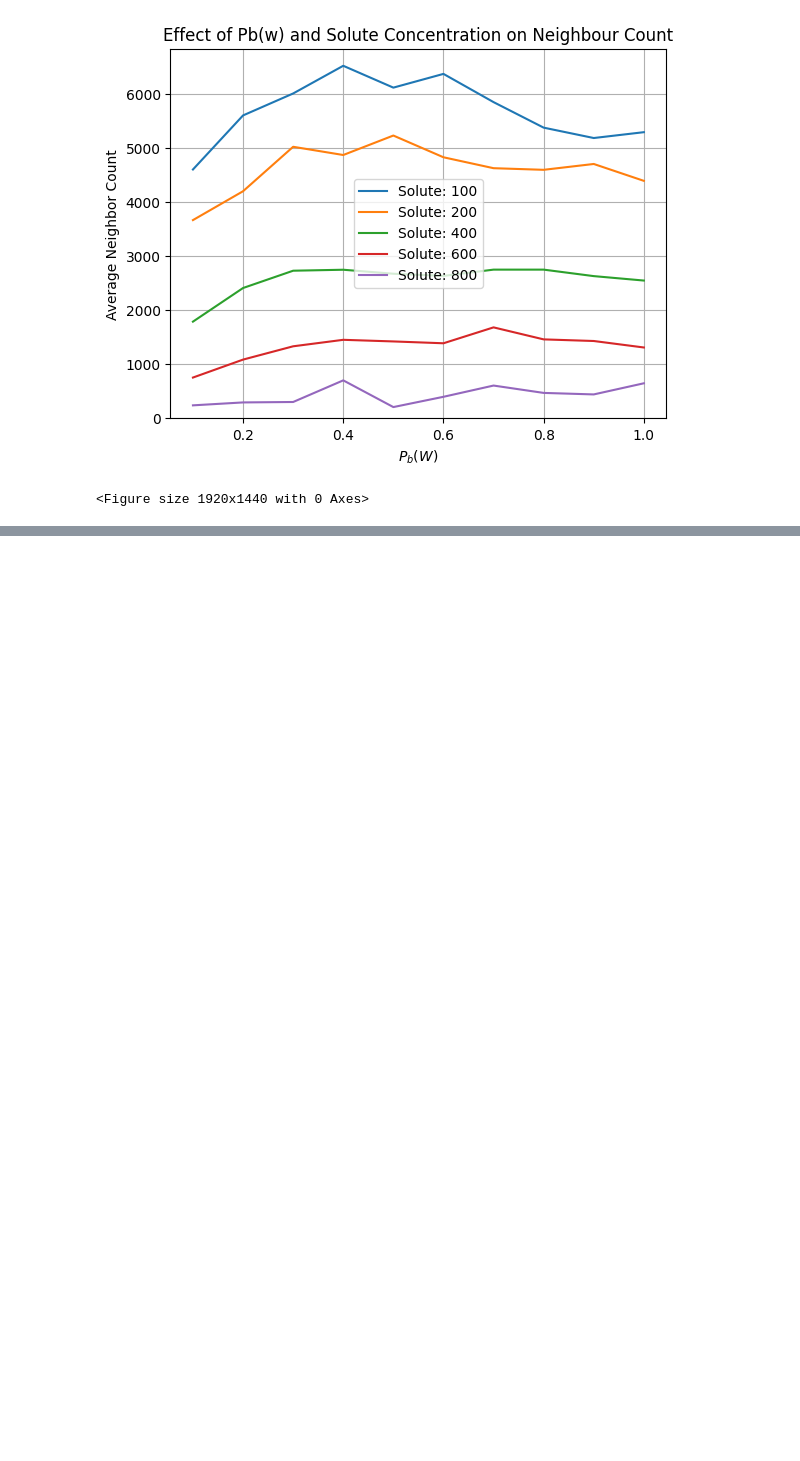
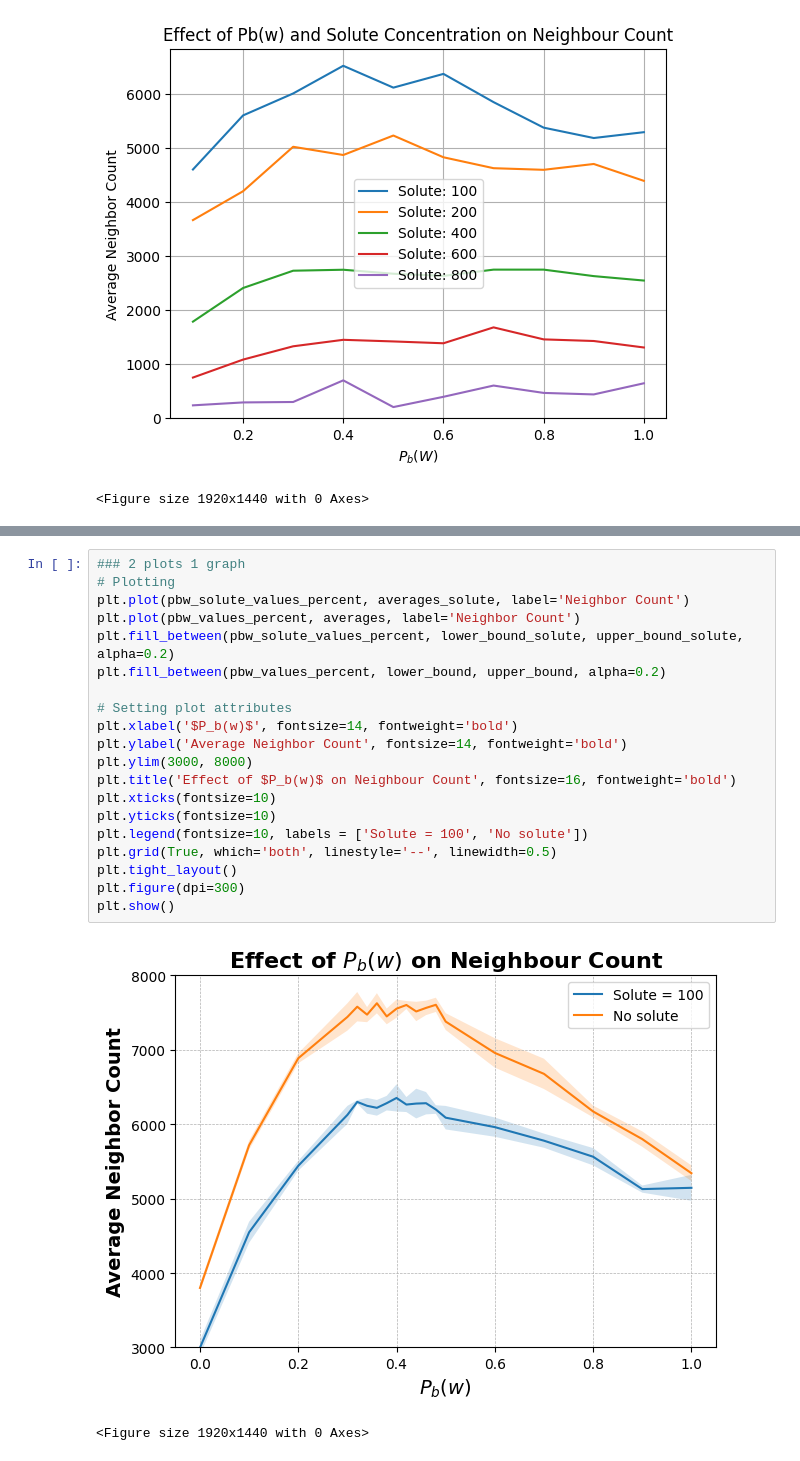
Before and after one commit to ThomasGlansdorp/CSS_19, a Jupyter notebook: main.ipynb, the cells around one changed output, grey strips where cells are left out. Drawn from its saved outputs; the diff is of its cells as text; blank space fills up the shorter version.

```diff
--- a/main.ipynb
+++ b/main.ipynb
@@ -443,0 +626,23 @@ plt.show()
+# %%
+### 2 plots 1 graph
+# Plotting
+plt.plot(pbw_solute_values_percent, averages_solute, label='Neighbor Count')
+plt.plot(pbw_values_percent, averages, label='Neighbor Count')
+plt.fill_between(pbw_solute_values_percent, lower_bound_solute, upper_bound_solute, alpha=0.2)
+plt.fill_between(pbw_values_percent, lower_bound, upper_bound, alpha=0.2)
+
+# Setting plot attributes
+plt.xlabel('$P_b(w)$', fontsize=14, fontweight='bold')
+plt.ylabel('Average Neighbor Count', fontsize=14, fontweight='bold')
+plt.ylim(3000, 8000)
+plt.title('Effect of $P_b(w)$ on Neighbour Count', fontsize=16, fontweight='bold')
+plt.xticks(fontsize=10)
+plt.yticks(fontsize=10)
+plt.legend(fontsize=10, labels = ['Solute = 100', 'No solute'])
+plt.grid(True, which='both', linestyle='--', linewidth=0.5)
+plt.tight_layout()
+plt.figure(dpi=300)
+plt.show()
+# %% [output]
+[figure, added]
+<Figure size 1920x1440 with 0 Axes>
```
Also changed, not shown: parts of 7 cells of this notebook, 1 other file.
